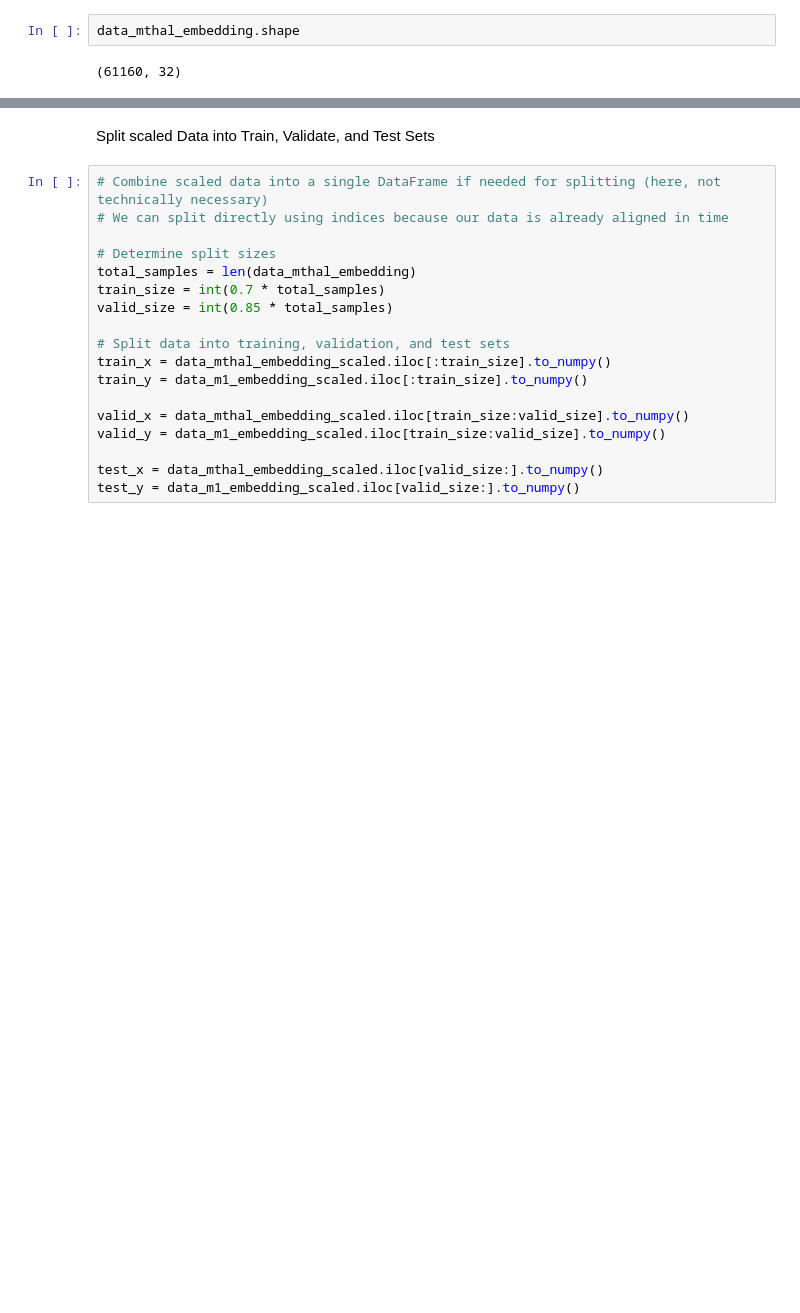
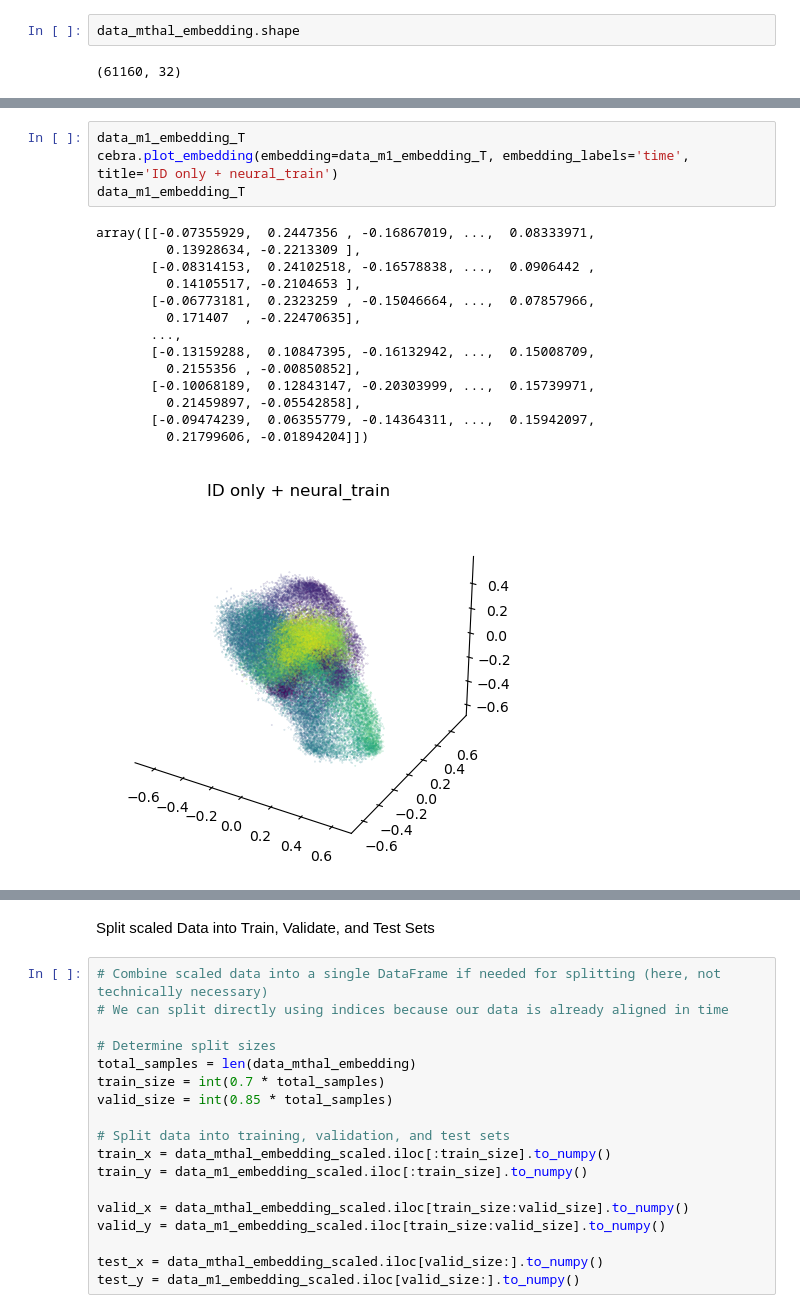
Before and after one commit to granthughes1999/RNN_reaching_task, a Jupyter notebook: rnn_weatherData.ipynb, the cells around one changed output, grey strips where cells are left out. Saved outputs shown, nothing was run; the diff lists cells and outputs as text; blank space fills up the shorter version.

```diff
--- a/rnn_weatherData.ipynb
+++ b/rnn_weatherData.ipynb
@@ -561,0 +560,19 @@ data_mthal_embedding
+# %%
+data_m1_embedding_T
+cebra.plot_embedding(embedding=data_m1_embedding_T, embedding_labels='time', title='ID only + neural_train')
+data_m1_embedding_T
+# %% [output]
+array([[-0.07355929,  0.2447356 , -0.16867019, ...,  0.08333971,
+         0.13928634, -0.2213309 ],
+       [-0.08314153,  0.24102518, -0.16578838, ...,  0.0906442 ,
+         0.14105517, -0.2104653 ],
+       [-0.06773181,  0.2323259 , -0.15046664, ...,  0.07857966,
+         0.171407  , -0.22470635],
+       ...,
+       [-0.13159288,  0.10847395, -0.16132942, ...,  0.15008709,
+         0.2155356 , -0.00850852],
+       [-0.10068189,  0.12843147, -0.20303999, ...,  0.15739971,
+         0.21459897, -0.05542858],
+       [-0.09474239,  0.06355779, -0.14364311, ...,  0.15942097,
+         0.21799606, -0.01894204]])
+[figure, added]
```
Also changed, not shown: parts of 25 cells of this notebook.
